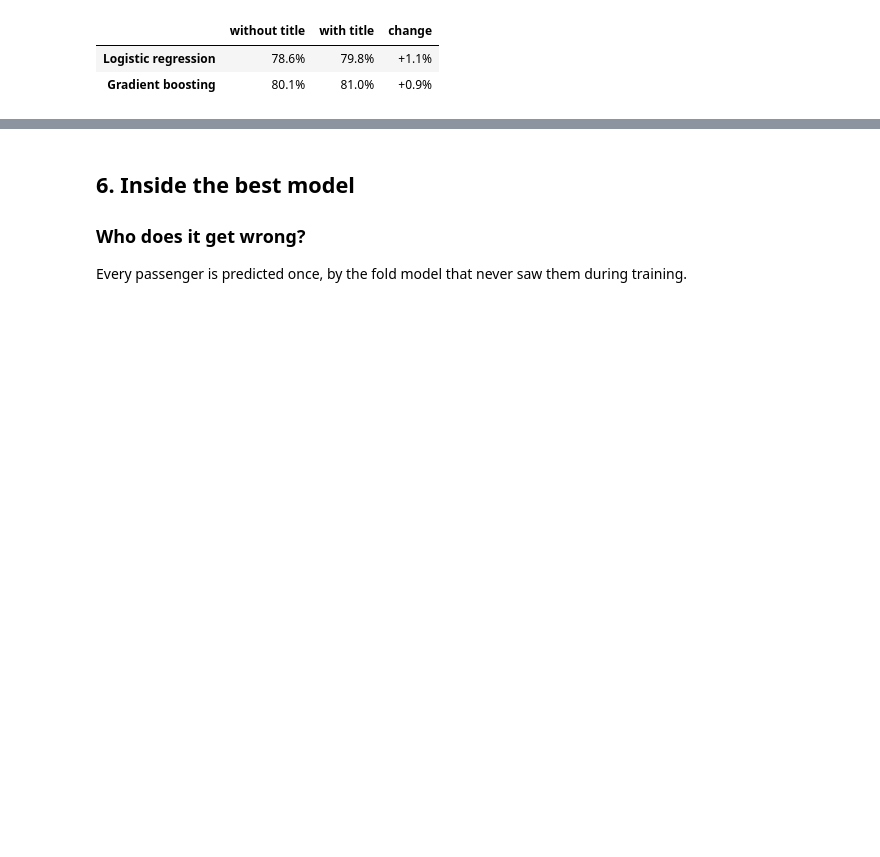
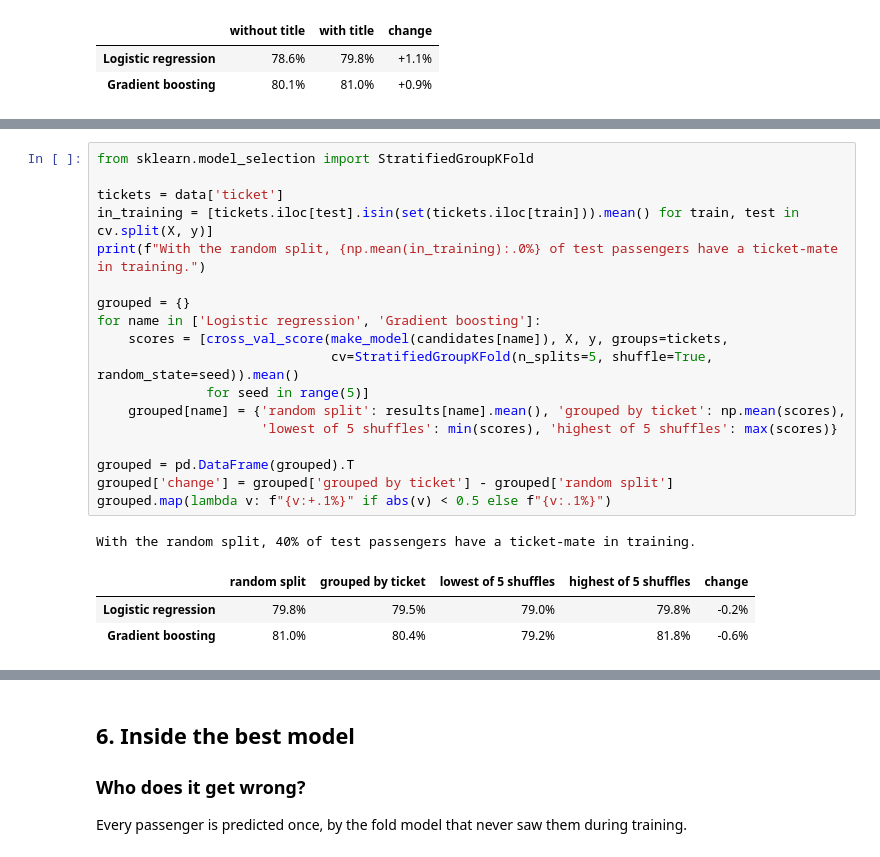
Before and after one commit to Dito-84/titanic-survival-prediction, a Jupyter notebook: titanic_survival.ipynb, the cells around one changed output, grey strips where cells are left out. Drawn from its saved outputs; the diff is of its cells as text; blank space fills up the shorter version.

```diff
--- a/titanic_survival.ipynb
+++ b/titanic_survival.ipynb
@@ -295,0 +301,23 @@ title_effect.map(lambda v: f"{v:+.1%}" if abs(v) < 0.5 else f"{v:.1%}")
+# %%
+from sklearn.model_selection import StratifiedGroupKFold
+
+tickets = data['ticket']
+in_training = [tickets.iloc[test].isin(set(tickets.iloc[train])).mean() for train, test in cv.split(X, y)]
+print(f"With the random split, {np.mean(in_training):.0%} of test passengers have a ticket-mate in training.")
+
+grouped = {}
+for name in ['Logistic regression', 'Gradient boosting']:
+    scores = [cross_val_score(make_model(candidates[name]), X, y, groups=tickets,
+                              cv=StratifiedGroupKFold(n_splits=5, shuffle=True, random_state=seed)).mean()
+              for seed in range(5)]
+    grouped[name] = {'random split': results[name].mean(), 'grouped by ticket': np.mean(scores),
+                     'lowest of 5 shuffles': min(scores), 'highest of 5 shuffles': max(scores)}
+
+grouped = pd.DataFrame(grouped).T
+grouped['change'] = grouped['grouped by ticket'] - grouped['random split']
+grouped.map(lambda v: f"{v:+.1%}" if abs(v) < 0.5 else f"{v:.1%}")
+# %% [output]
+With the random split, 40% of test passengers have a ticket-mate in training.
+|  | random split | grouped by ticket | lowest of 5 shuffles | highest of 5 shuffles | change |
+| Logistic regression | 79.8% | 79.5% | 79.0% | 79.8% | -0.2% |
+| Gradient boosting | 81.0% | 80.4% | 79.2% | 81.8% | -0.6% |
```
Also changed, not shown: parts of 4 cells of this notebook, 1 other file.
